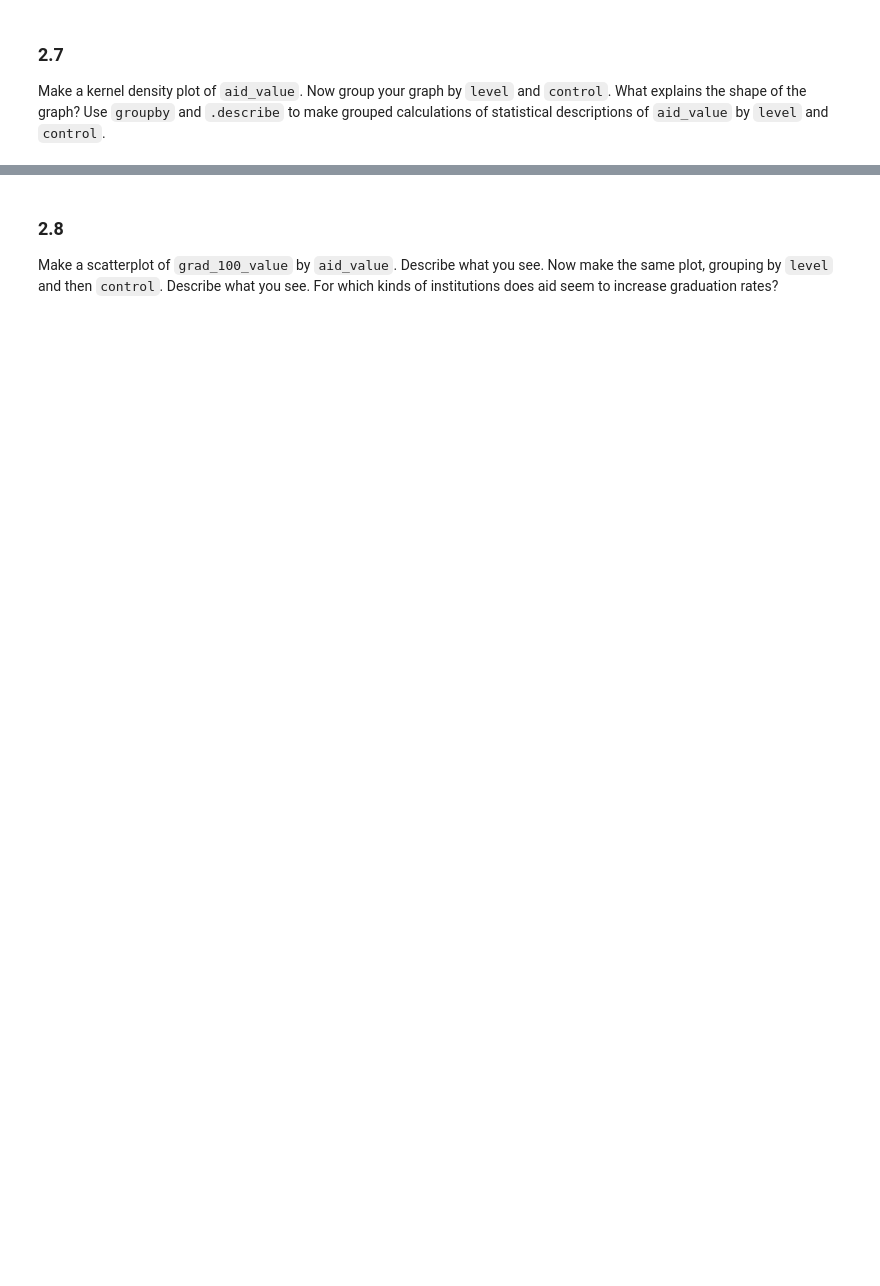
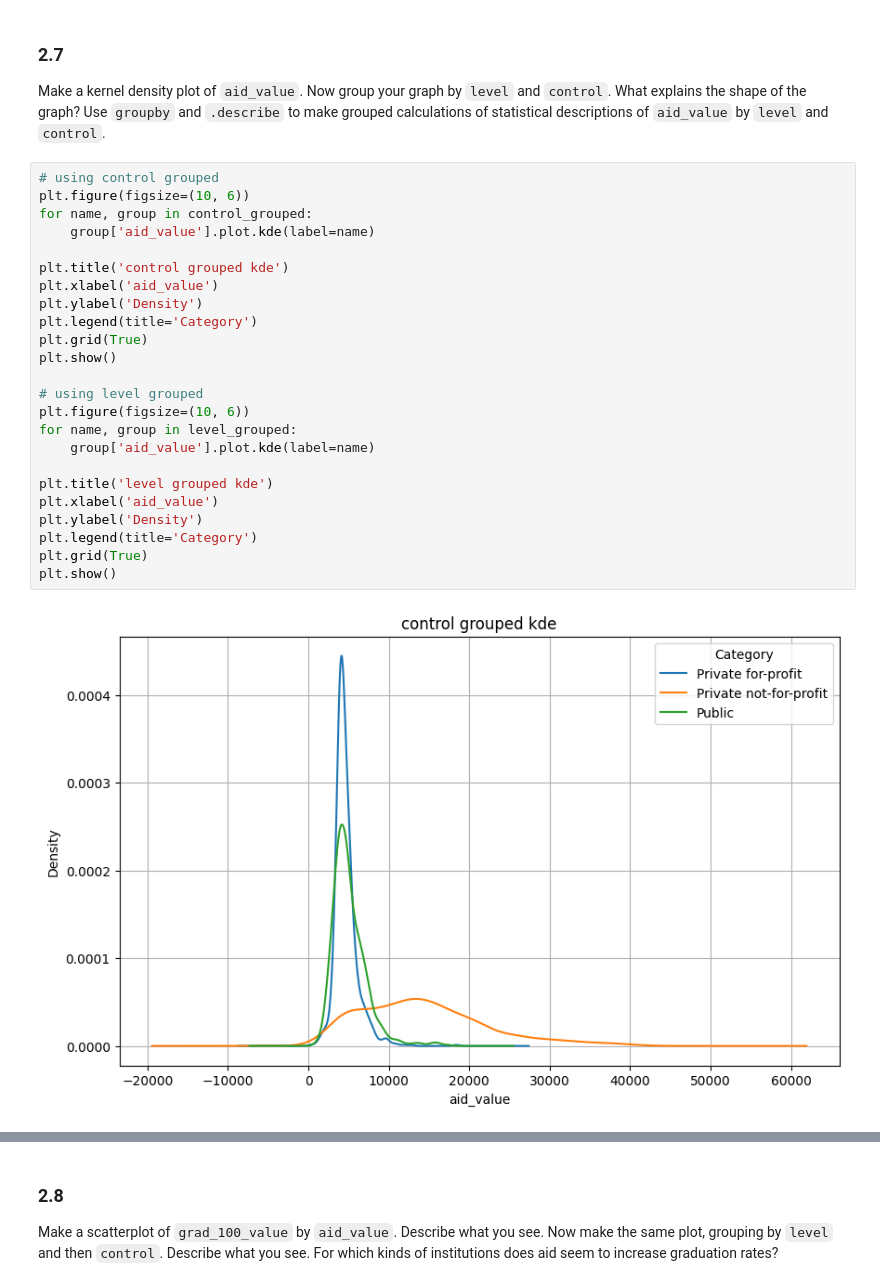
Before and after one commit to emilyzyzhou/visualization_assignment, a Jupyter notebook: assignment.ipynb, the cells around one changed output, grey strips where cells are left out. Cells and saved outputs as stored; diff of their text form; blank space fills up the shorter version.

```diff
--- a/assignment.ipynb
+++ b/assignment.ipynb
@@ -280,3 +329,29 @@ Create a new variable, `df['levelXcontrol']=df['level']+', '+df['control']` that
 # %% [markdown]
 ### 2.7
 Make a kernel density plot of `aid_value`. Now group your graph by `level` and `control`. What explains the shape of the graph? Use `groupby` and `.describe` to make grouped calculations of statistical descriptions of `aid_value` by `level` and `control`.
+# %%
+# using control grouped
+plt.figure(figsize=(10, 6))
+for name, group in control_grouped:
+    group['aid_value'].plot.kde(label=name)
+
+plt.title('control grouped kde')
+plt.xlabel('aid_value')
+plt.ylabel('Density')
+plt.legend(title='Category')
+plt.grid(True)
+plt.show()
+
+# using level grouped
+plt.figure(figsize=(10, 6))
+for name, group in level_grouped:
+    group['aid_value'].plot.kde(label=name)
+
+plt.title('level grouped kde')
+plt.xlabel('aid_value')
+plt.ylabel('Density')
+plt.legend(title='Category')
+plt.grid(True)
+plt.show()
+# %% [output]
+[figure, added]
```
Also changed, not shown: parts of 15 cells of this notebook.
